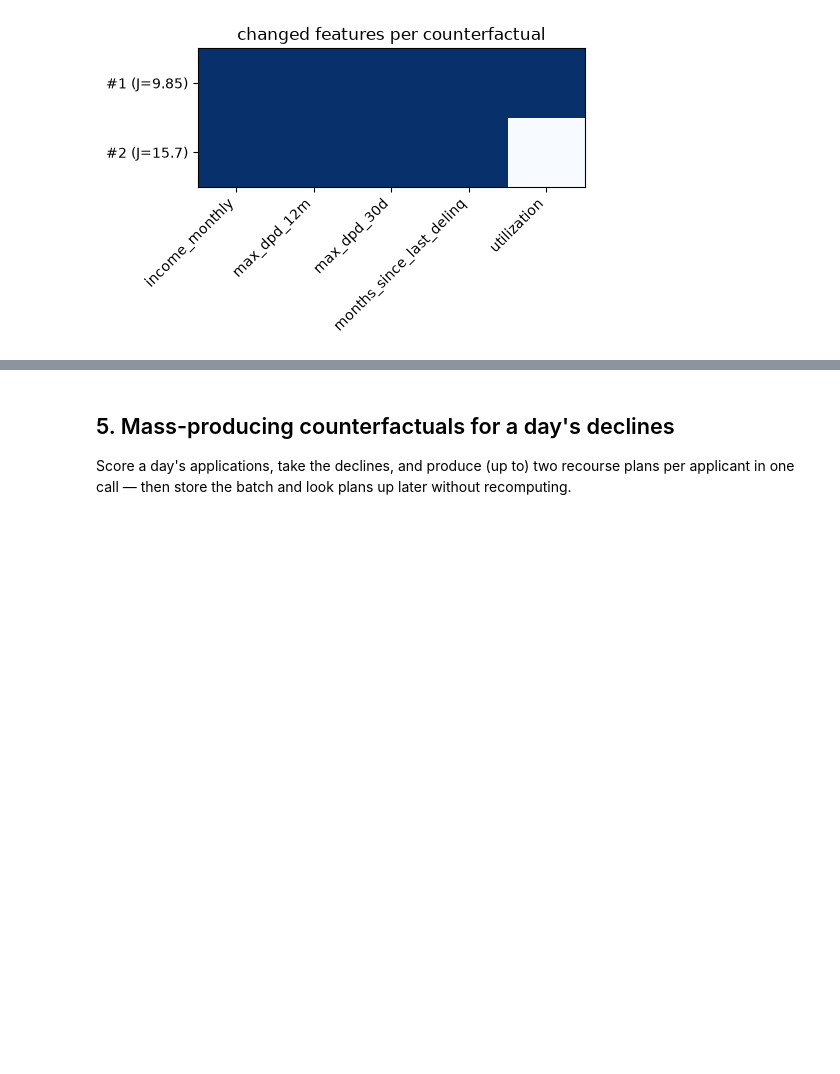
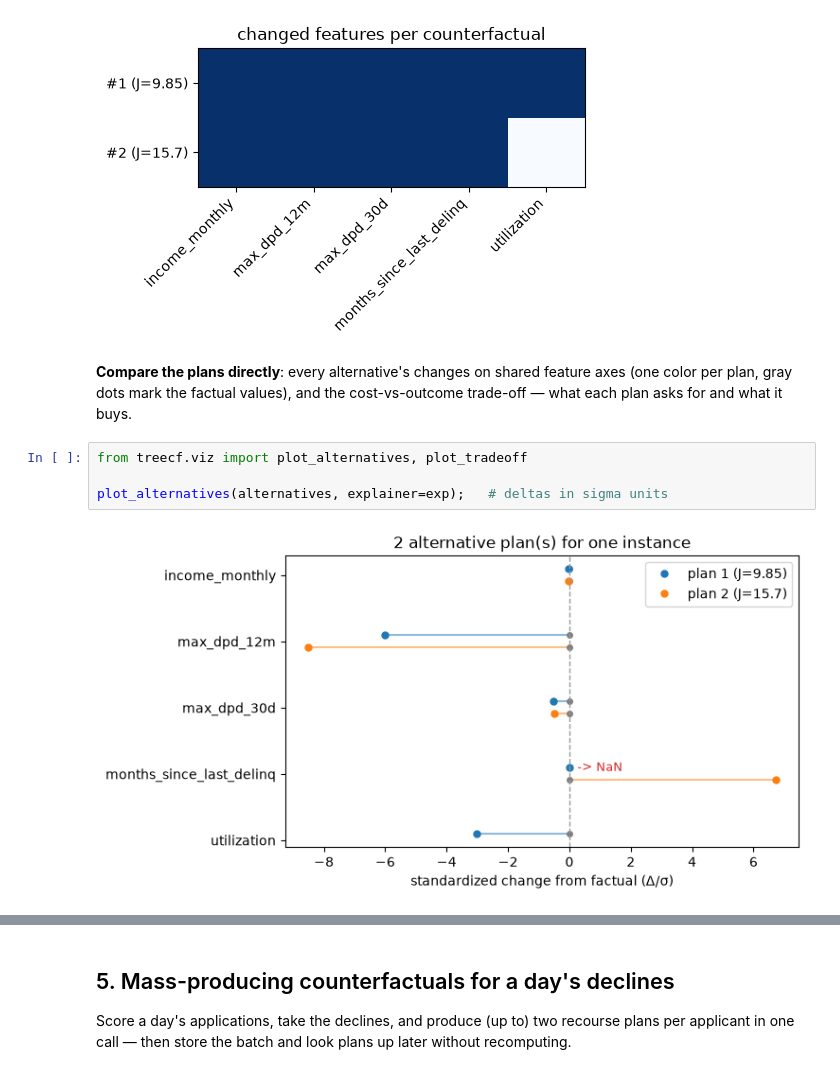
Before and after one commit to wlazlod/treecf, a Jupyter notebook: docs/notebooks/02-credit-risk-tutorial.ipynb, the cells around one changed output, grey strips where cells are left out. Cells and saved outputs as stored; diff of their text form; blank space fills up the shorter version.

Commit message:
docs(notebooks): compare alternative plans in the credit-risk tutorial

```diff
--- a/docs/notebooks/02-credit-risk-tutorial.ipynb
+++ b/docs/notebooks/02-credit-risk-tutorial.ipynb
@@ -171,3 +171,11 @@ from treecf.viz import plot_counterfactuals
 plot_counterfactuals(alternatives);
 # %% [output]
 [figure]
+# %% [markdown]
+**Compare the plans directly**: every alternative's changes on shared feature axes (one color per plan, gray dots mark the factual values), and the cost-vs-outcome trade-off — what each plan asks for and what it buys.
+# %%
+from treecf.viz import plot_alternatives, plot_tradeoff
+
+plot_alternatives(alternatives, explainer=exp);   # deltas in sigma units
+# %% [output]
+[figure, added]
```
Also changed, not shown: parts of 2 cells of this notebook, 4 other files.
